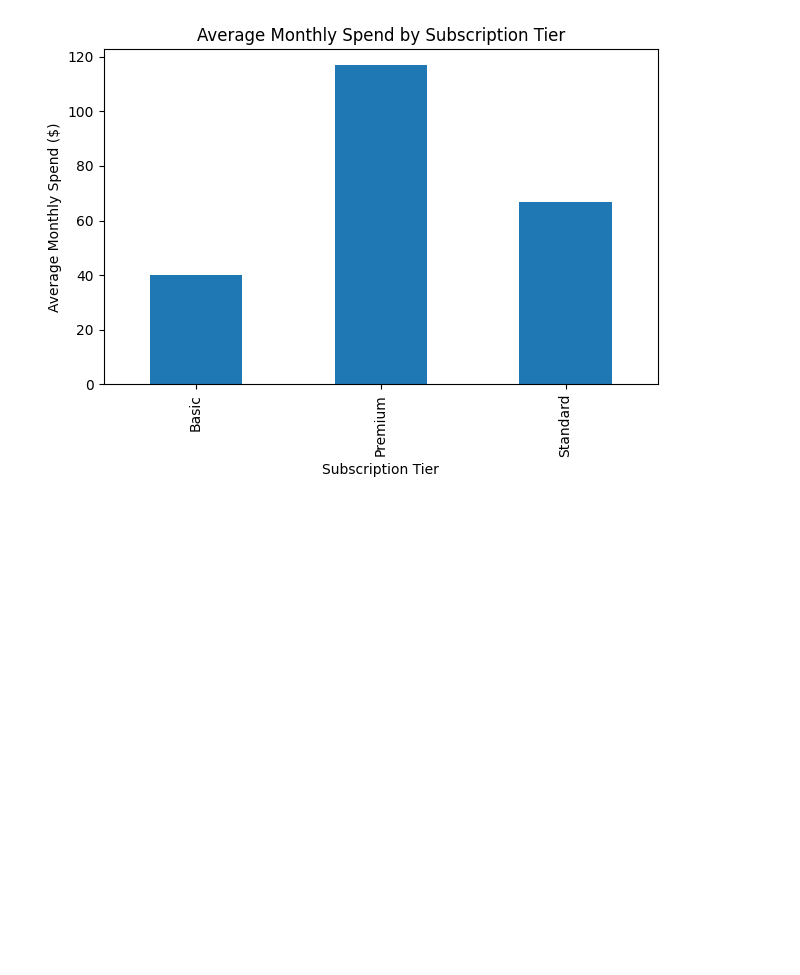
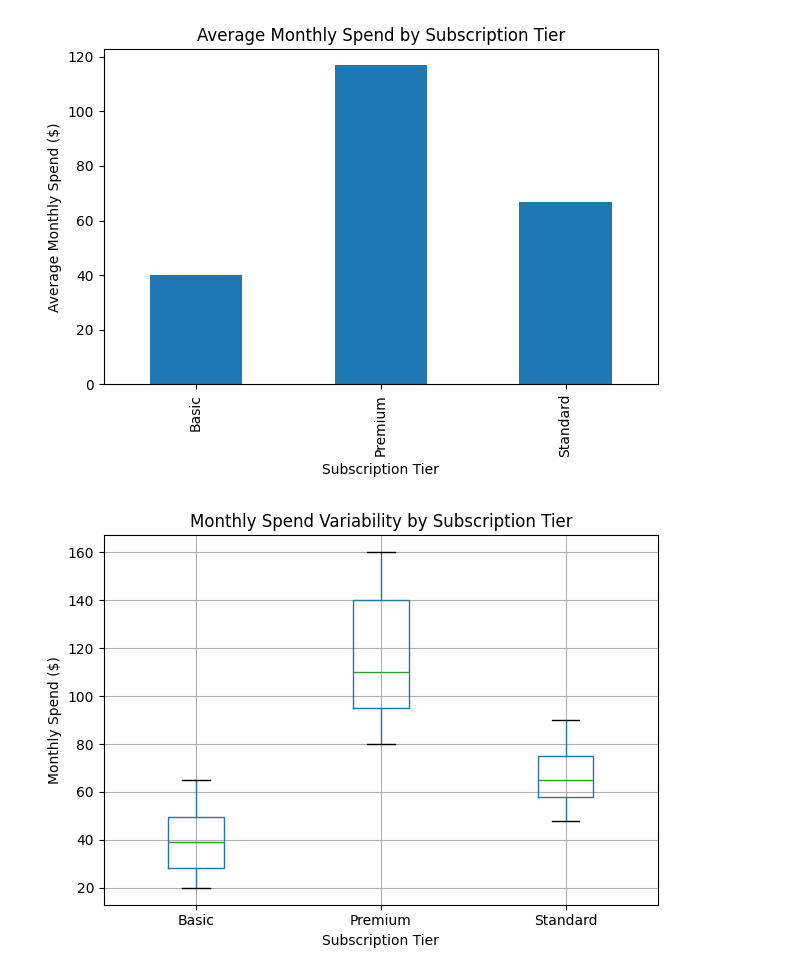
Before and after one commit to jae-notes/customer-behavior-analysis, a Jupyter notebook: analysis/01_initial_exploration.ipynb, the cells around one changed output. Saved outputs shown, nothing was run; the diff lists cells and outputs as text; code cells hidden in the pictures; blank space fills up the shorter version.

Commit message:
Analyze spending variability and tenure effects in premium customers

```diff
--- a/analysis/01_initial_exploration.ipynb
+++ b/analysis/01_initial_exploration.ipynb
@@ -83,3 +83,13 @@ plt.tight_layout()
 plt.show()
 # %% [output]
 [figure]
+# %%
+df.boxplot(column="monthly_spend", by="subscription_tier")
+plt.xlabel("Subscription Tier")
+plt.ylabel("Monthly Spend ($)")
+plt.title ("Monthly Spend Variability by Subscription Tier")
+plt.suptitle("")
+plt.tight_layout()
+plt.show()
+# %% [output]
+[figure, added]
```
Also changed, not shown: parts of 3 cells of this notebook.
